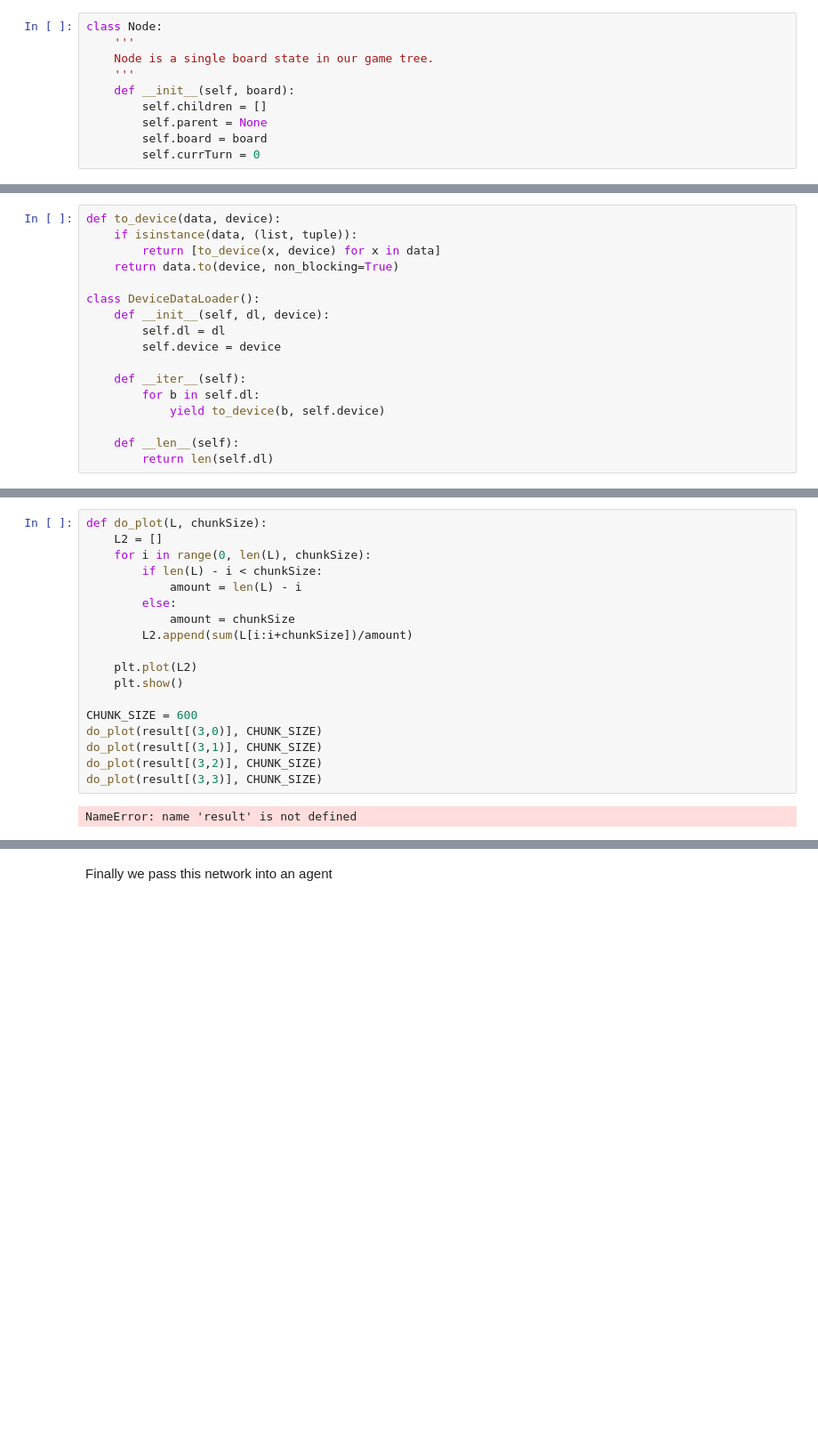
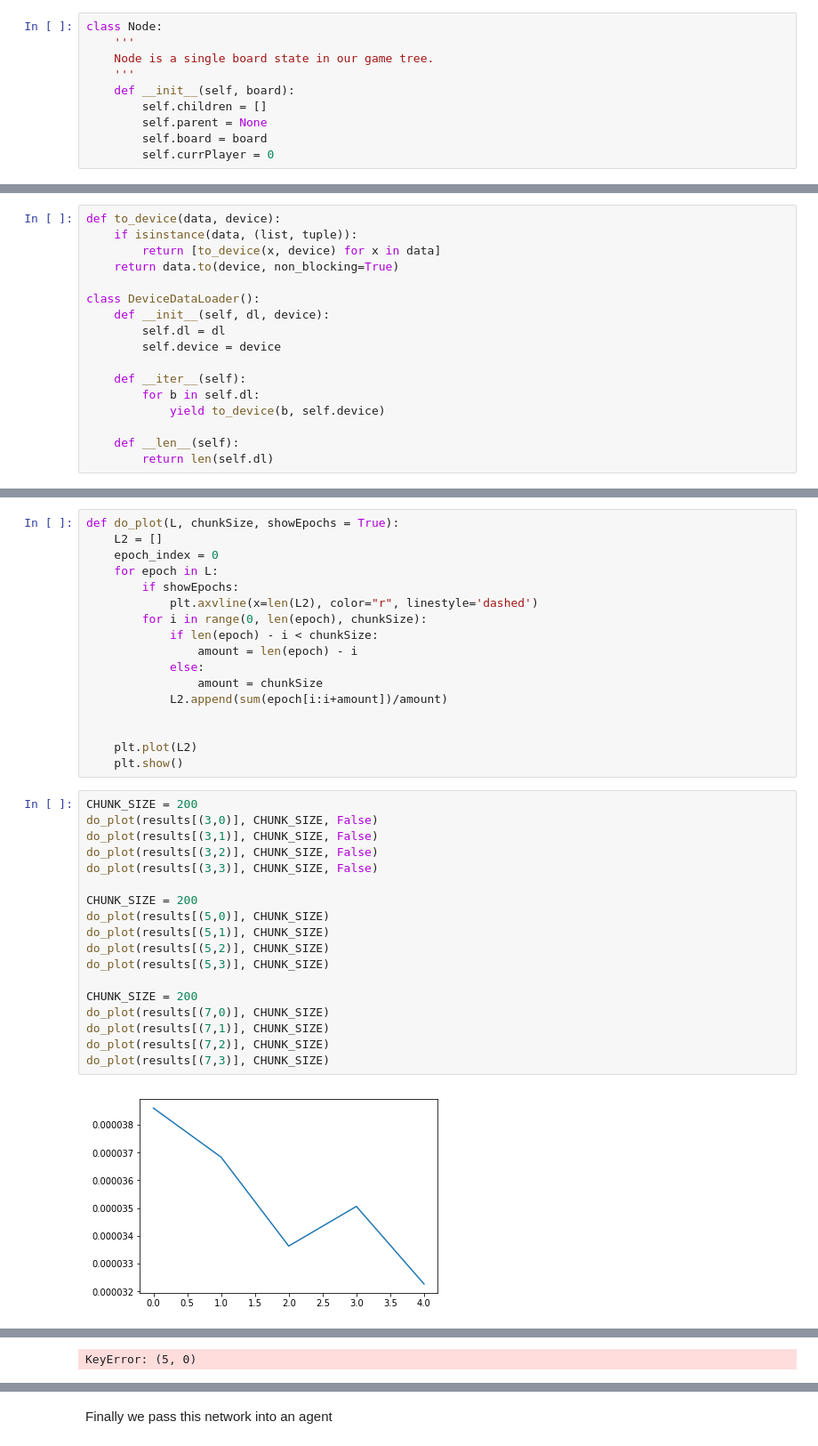
Before and after one commit to gabrielbessler/AI_Project, a Jupyter notebook: AI Project.ipynb, the cells around one changed output, grey strips where cells are left out. Shown at 89% size. Cells and saved outputs as stored; diff of their text form; blank space fills up the shorter version.

```diff
--- a/AI Project.ipynb
+++ b/AI Project.ipynb
@@ -163,6 +165,6 @@ class Node:
         self.children = []
         self.parent = None
         self.board = board
-        self.currTurn = 0
+        self.currPlayer = 0
 # %% [markdown]
 We then make a generic function which will take some starting node and a game constructor (which must create an object that extends the Game abstractclass) and fills out the game tree. It does this more efficiently by using a thread pool. Note that this also returns a list of all the nodes in the tree, which allows us to choose a random node much more easily.
@@ -411,20 +605,37 @@ ValueError: Sample larger than population or is negative
 # %%
-def do_plot(L, chunkSize):
+def do_plot(L, chunkSize, showEpochs = True):
     L2 = []
-    for i in range(0, len(L), chunkSize):
-        if len(L) - i < chunkSize:
-            amount = len(L) - i
-        else:
-            amount = chunkSize
-        L2.append(sum(L[i:i+chunkSize])/amount)
+    epoch_index = 0
+    for epoch in L:
+        if showEpochs:
+            plt.axvline(x=len(L2), color="r", linestyle='dashed')
+        for i in range(0, len(epoch), chunkSize):
+            if len(epoch) - i < chunkSize:
+                amount = len(epoch) - i
+            else:
+                amount = chunkSize
+            L2.append(sum(epoch[i:i+amount])/amount)
+
 
     plt.plot(L2)
     plt.show()
-
-CHUNK_SIZE = 600
-do_plot(result[(3,0)], CHUNK_SIZE)
-do_plot(result[(3,1)], CHUNK_SIZE)
-do_plot(result[(3,2)], CHUNK_SIZE)
-do_plot(result[(3,3)], CHUNK_SIZE)
-# %% [output]
-NameError: name 'result' is not defined
+# %%
+CHUNK_SIZE = 200
+do_plot(results[(3,0)], CHUNK_SIZE, False)
+do_plot(results[(3,1)], CHUNK_SIZE, False)
+do_plot(results[(3,2)], CHUNK_SIZE, False)
+do_plot(results[(3,3)], CHUNK_SIZE, False)
+
+CHUNK_SIZE = 200
+do_plot(results[(5,0)], CHUNK_SIZE)
+do_plot(results[(5,1)], CHUNK_SIZE)
+do_plot(results[(5,2)], CHUNK_SIZE)
+do_plot(results[(5,3)], CHUNK_SIZE)
+
+CHUNK_SIZE = 200
+do_plot(results[(7,0)], CHUNK_SIZE)
+do_plot(results[(7,1)], CHUNK_SIZE)
+do_plot(results[(7,2)], CHUNK_SIZE)
+do_plot(results[(7,3)], CHUNK_SIZE)
+# %% [output]
+[figure, added]
@@ -430,0 +645 @@ NameError: name 'result' is not defined
+KeyError: (5, 0)
```
Also changed, not shown: parts of 37 cells of this notebook, 1 other file.
